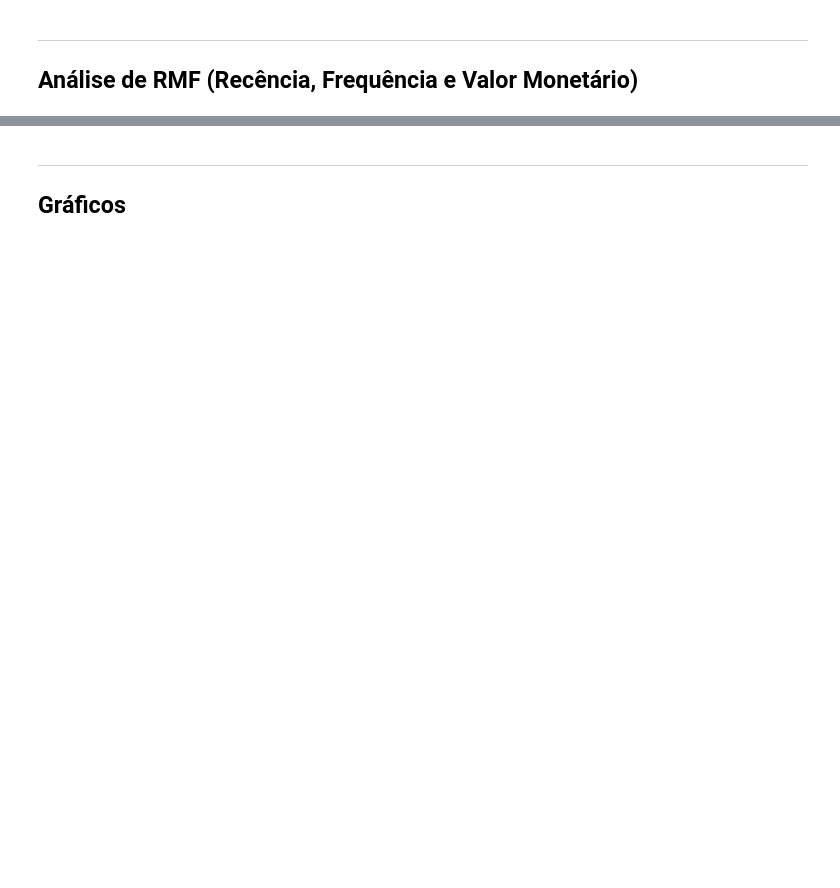
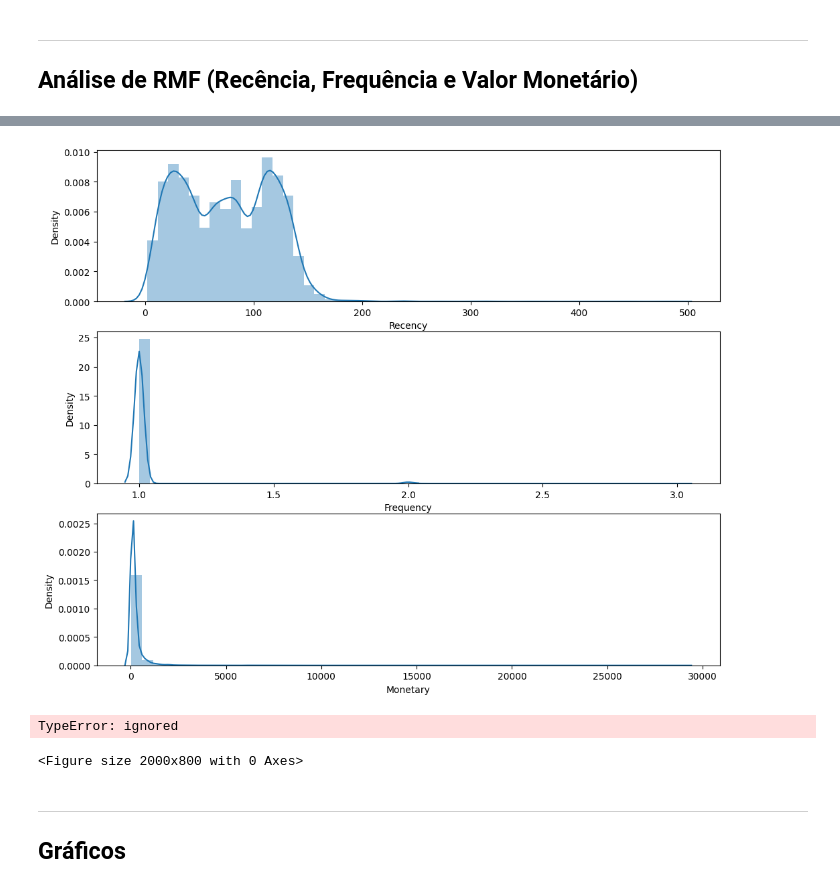
Before and after one commit to Andrvz/Pos_Graduacao_MVP, a Jupyter notebook: MVP_2_Olist.ipynb, the cells around one changed output, grey strips where cells are left out. Cells and saved outputs as stored; diff of their text form; code cells hidden in the pictures; blank space fills up the shorter version.

```diff
--- a/MVP_2_Olist.ipynb
+++ b/MVP_2_Olist.ipynb
@@ -849,0 +886,4 @@ widget({'RFM_df_raw': Olist_Cluster_RMF[0],
+# %%
+Olist_Cluster_RMF = Machine_Learning.RMF(Olist.dataset['consolidado'][['order_purchase_timestamp', 'customer_unique_id', "order_id", 'payment_value']])
+Olist_Cluster_RMF = {'df_raw': Olist_Cluster_RMF[0], 'df': Olist_Cluster_RMF[1], 'estatistica': Olist_Cluster_RMF[2].reset_index}
+VIZ.widget_tabela(Olist_Cluster_RMF)
@@ -850,20 +893,25 @@ widget({'RFM_df_raw': Olist_Cluster_RMF[0],
 # %%
 #@title 3.1 - RMF Analysis (histograma) - Criar widget
 
 plt.figure(figsize=(12, 10))
-plt.subplot(3, 1, 1); sns.distplot(RFM_df['Recency'])
-plt.subplot(3, 1, 2); sns.distplot(RFM_df['Frequency'])
-plt.subplot(3, 1, 3); sns.distplot(RFM_df['Monetary'])
+plt.subplot(3, 1, 1); sns.distplot(Olist_Cluster_RMF['df']['Recency'])
+plt.subplot(3, 1, 2); sns.distplot(Olist_Cluster_RMF['df']['Frequency'])
+plt.subplot(3, 1, 3); sns.distplot(Olist_Cluster_RMF['df']['Monetary'])
 plt.show()
+# %% [output]
+[figure, added]
 # %%
 #@title 3.1 - RMF Analysis - Distribuição de segmentos (ordenar)
 plt.figure(figsize=(20,8))
 #plt.rc('font', size=20)
-per= sns.barplot(x=Olist_Cluster_RMF[2]['Ratio'], y=Olist_Cluster_RMF[2].index, data=Olist_Cluster_RMF[2], palette="viridis")
+per= sns.barplot(x=Olist_Cluster_RMF['estatistica']['Ratio'], y=Olist_Cluster_RMF['estatistica'].index, data=Olist_Cluster_RMF['estatistica'], palette="viridis")
 sns.despine(bottom = True, left = True)
-for i, v in enumerate(Olist_Cluster_RMF[2]['Ratio']):
+for i, v in enumerate(Olist_Cluster_RMF['estatistica']['Ratio']):
     per.text(v, i+.20,"  {:.2f}".format(v)+"%", color='black', ha="left")
 per.set_ylabel('Segments', fontsize=25)
 per.set(xticks=[])
 plt.title('Distribution of Segments', fontsize=35)
 plt.show()
+# %% [output]
+TypeError: ignored
+<Figure size 2000x800 with 0 Axes>
```
Also changed, not shown: parts of 21 cells of this notebook.
